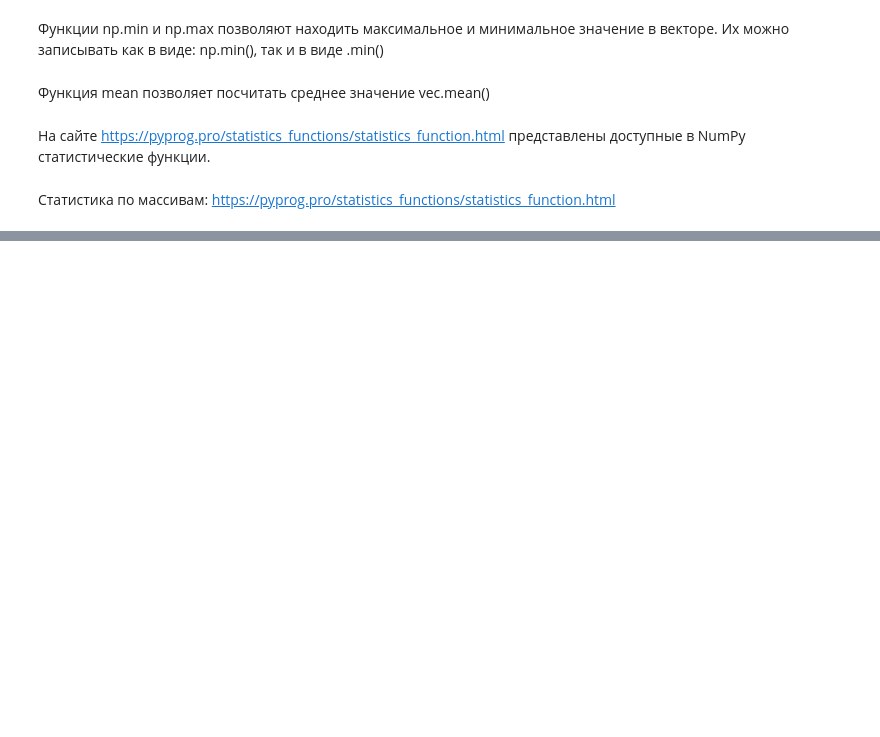
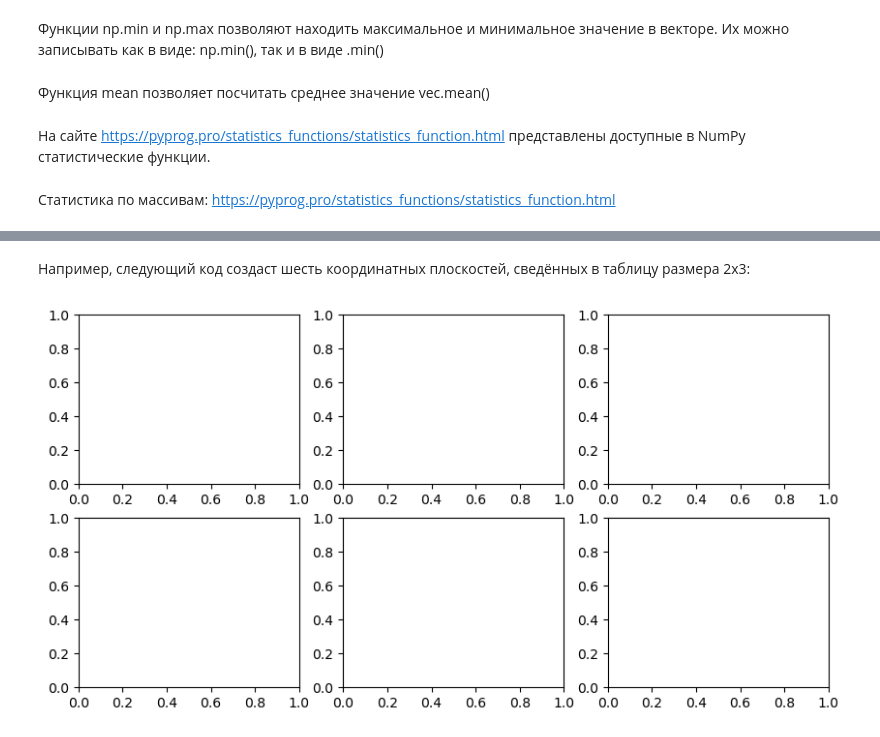
Before and after one commit to EgorkaLS/SF_Egor, a Jupyter notebook: Trening/abstract.ipynb, the cells around one changed output, grey strips where cells are left out. Drawn from its saved outputs; the diff is of its cells as text; code cells hidden in the pictures; blank space fills up the shorter version.

```diff
--- a/Trening/abstract.ipynb
+++ b/Trening/abstract.ipynb
@@ -330,0 +1262,10 @@ https://pyprog.pro/statistics_functions/statistics_function.html
+# %% [markdown]
+Например, следующий код создаст шесть координатных плоскостей, сведённых в таблицу размера 2x3:
+# %%
+import matplotlib.pyplot as plt
+%matplotlib inline
+plt.style.use('default')
+# %%
+fig, axes = plt.subplots(nrows=2, ncols=3, figsize=(10, 5))
+# %% [output]
+[figure, added]
```
Also changed, not shown: parts of 224 cells of this notebook, 26 other files.
